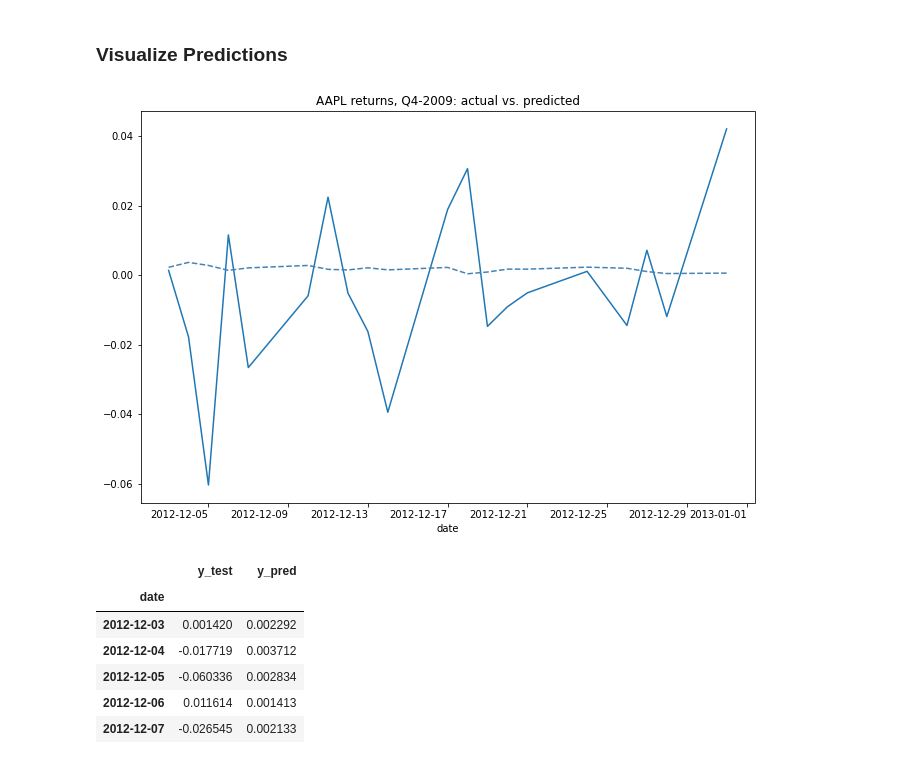
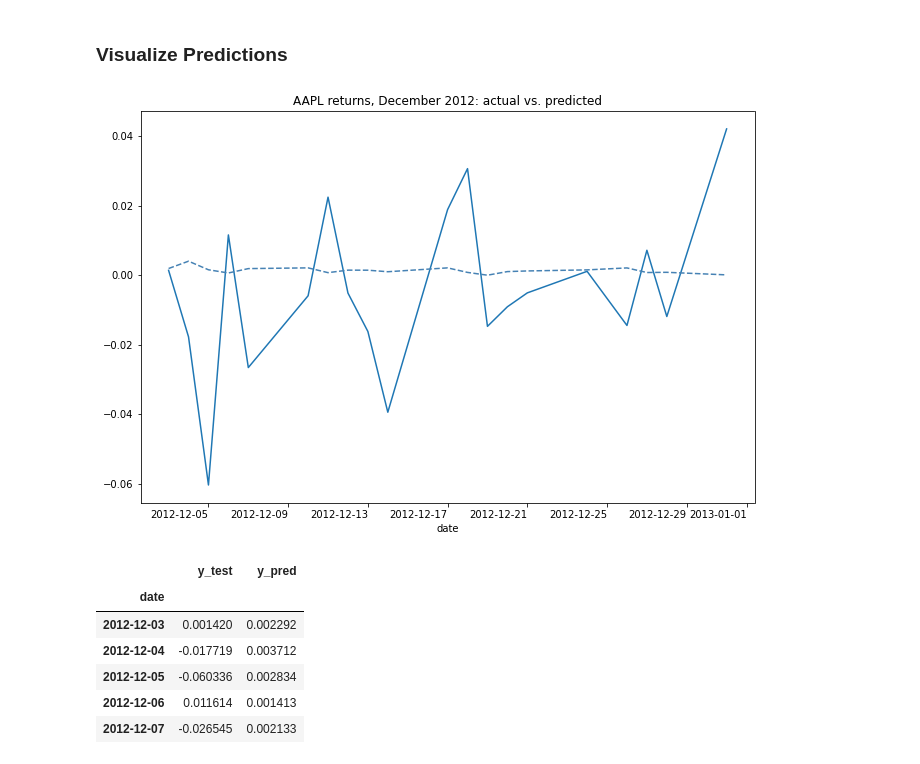
Before and after one commit to lermana/python_fundamentals, a Jupyter notebook: time_series/time_series_forecasting.ipynb, the cells around one changed output. Drawn from its saved outputs; the diff is of its cells as text; code cells hidden in the pictures.

```diff
--- a/time_series/time_series_forecasting.ipynb
+++ b/time_series/time_series_forecasting.ipynb
@@ -128,3 +136,12 @@ aapl_df.return_daily.rename("t"
 
 - get _autocorrelation_ going back through 30 lags
 - plot the results - make sure to label your plot
+# %%
+auto_corrs = {}
+
+for i in range(1, 31):
+    auto_corrs[i] = aapl_df.return_daily.rename("t"
+                   ).to_frame(
+                   ).join(
+                        aapl_df.return_daily.shift(i).rename(f"t-{i}")
+                   ).corr().iloc[1, 0]
@@ -494,7 +660,7 @@ aapl_features.shape
 # %% [markdown]
 Let's grab our `d_o_w` features from before, and run on the same *train / test* split:
 # %%
-train = d_o_w.loc[datetime.date(2012, 1, 1):datetime.date(2012, 11, 30)]
+train = d_o_w.loc[datetime.date(2011, 1, 1):datetime.date(2012, 11, 30)]
 # %%
 train = train.join(aapl_features, how="left")
 # %%
@@ -625,9 +791,9 @@ y_test["y_pred"] = y_test_pred
 # %%
 ax = y_test.y_test.plot(figsize=(11, 8), rot=0)
 ax = y_test.y_pred.plot(ax=ax, color="steelblue", linestyle="--", rot=0)
-t = ax.title.set_text("AAPL returns, Q4-2009: actual vs. predicted")
+t = ax.title.set_text("AAPL returns, December 2012: actual vs. predicted")
 # %% [output]
-[figure, old version]
+[figure, new version]
 # %%
 y_test.head()
 # %% [output]
```
Also changed, not shown: parts of 40 cells of this notebook.
